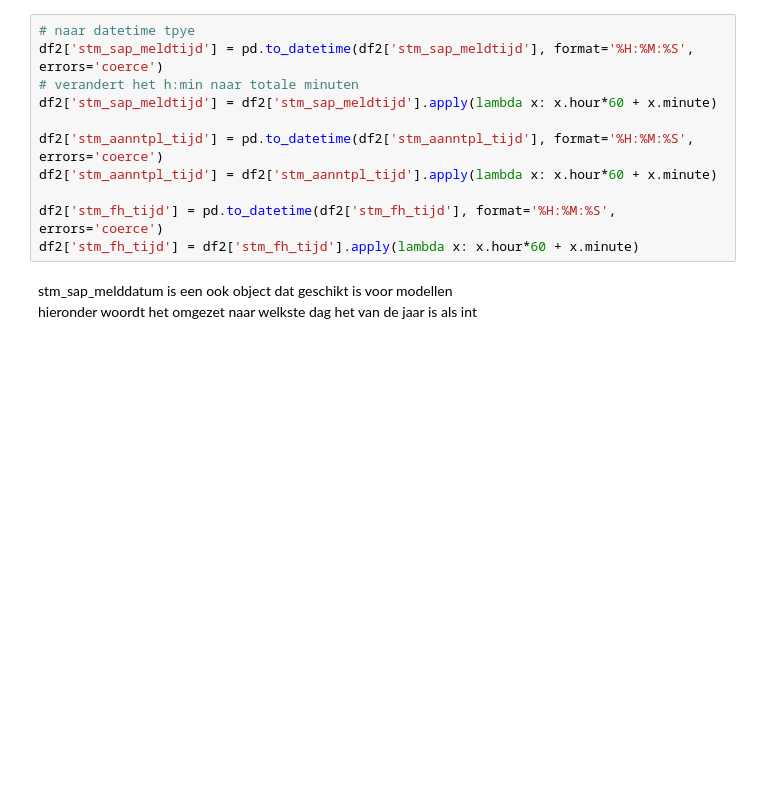
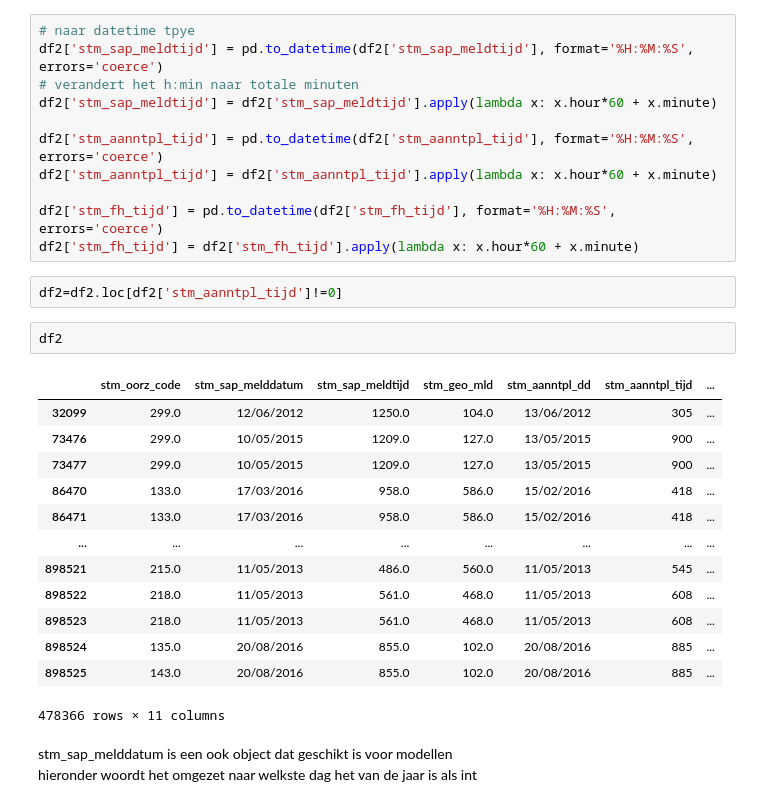
Before and after one commit to MaxJansen99/ProRail, a Jupyter notebook: main.ipynb, the cells around one changed output. Cells and saved outputs as stored; diff of their text form; blank space fills up the shorter version.

```diff
--- a/main.ipynb
+++ b/main.ipynb
@@ -172,6 +172,24 @@ df2['stm_aanntpl_tijd'] = df2['stm_aanntpl_tijd'].apply(lambda x: x.hour*60 + x.
 
 df2['stm_fh_tijd'] = pd.to_datetime(df2['stm_fh_tijd'], format='%H:%M:%S', errors='coerce')
 df2['stm_fh_tijd'] = df2['stm_fh_tijd'].apply(lambda x: x.hour*60 + x.minute)
+# %%
+df2=df2.loc[df2['stm_aanntpl_tijd']!=0]
+# %%
+df2
+# %% [output]
+|  | stm_oorz_code | stm_sap_melddatum | stm_sap_meldtijd | stm_geo_mld | stm_aanntpl_dd | stm_aanntpl_tijd | ... |
+| 32099 | 299.0 | 12/06/2012 | 1250.0 | 104.0 | 13/06/2012 | 305 | ... |
+| 73476 | 299.0 | 10/05/2015 | 1209.0 | 127.0 | 13/05/2015 | 900 | ... |
+| 73477 | 299.0 | 10/05/2015 | 1209.0 | 127.0 | 13/05/2015 | 900 | ... |
+| 86470 | 133.0 | 17/03/2016 | 958.0 | 586.0 | 15/02/2016 | 418 | ... |
+| 86471 | 133.0 | 17/03/2016 | 958.0 | 586.0 | 15/02/2016 | 418 | ... |
+| ... | ... | ... | ... | ... | ... | ... | ... |
+| 898521 | 215.0 | 11/05/2013 | 486.0 | 560.0 | 11/05/2013 | 545 | ... |
+| 898522 | 218.0 | 11/05/2013 | 561.0 | 468.0 | 11/05/2013 | 608 | ... |
+| 898523 | 218.0 | 11/05/2013 | 561.0 | 468.0 | 11/05/2013 | 608 | ... |
+| 898524 | 135.0 | 20/08/2016 | 855.0 | 102.0 | 20/08/2016 | 885 | ... |
+| 898525 | 143.0 | 20/08/2016 | 855.0 | 102.0 | 20/08/2016 | 885 | ... |
+478366 rows × 11 columns
 # %% [markdown]
 stm_sap_melddatum is een ook object dat geschikt is voor modellen <br>
 hieronder woordt het omgezet naar welkste dag het van de jaar is als int <br>
```
Also changed, not shown: parts of 10 cells of this notebook.
